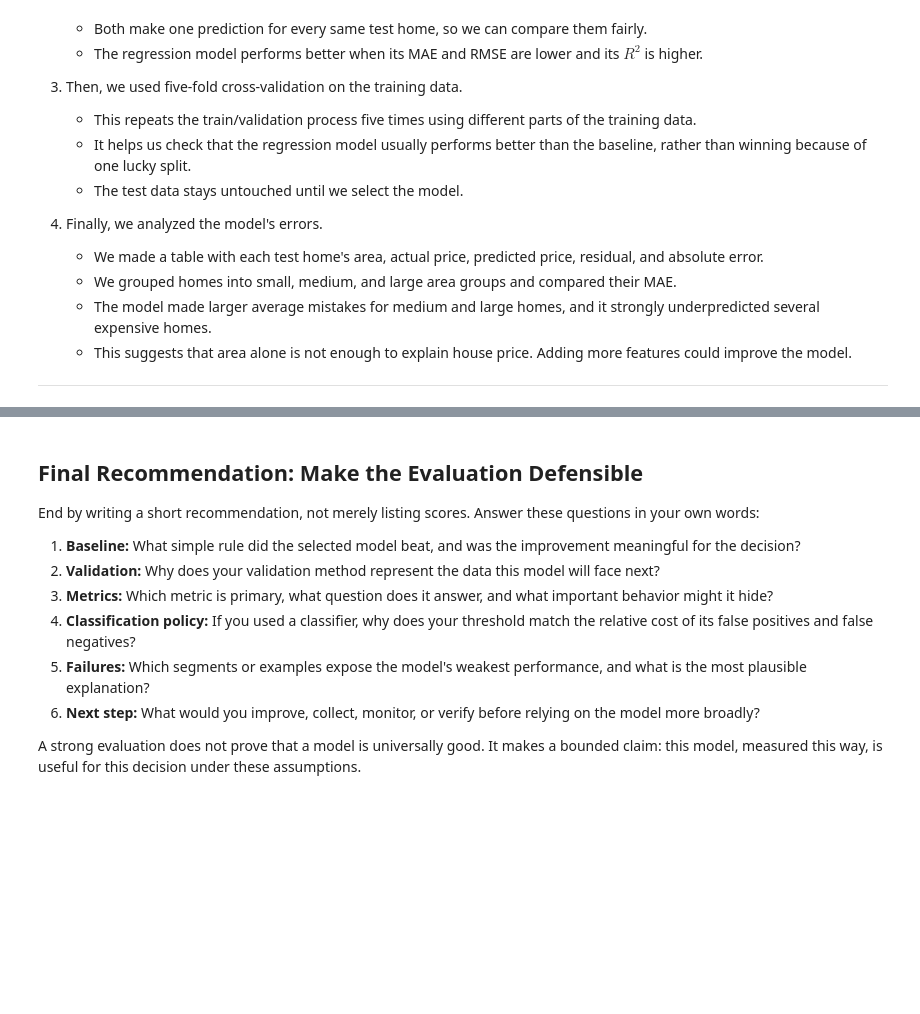
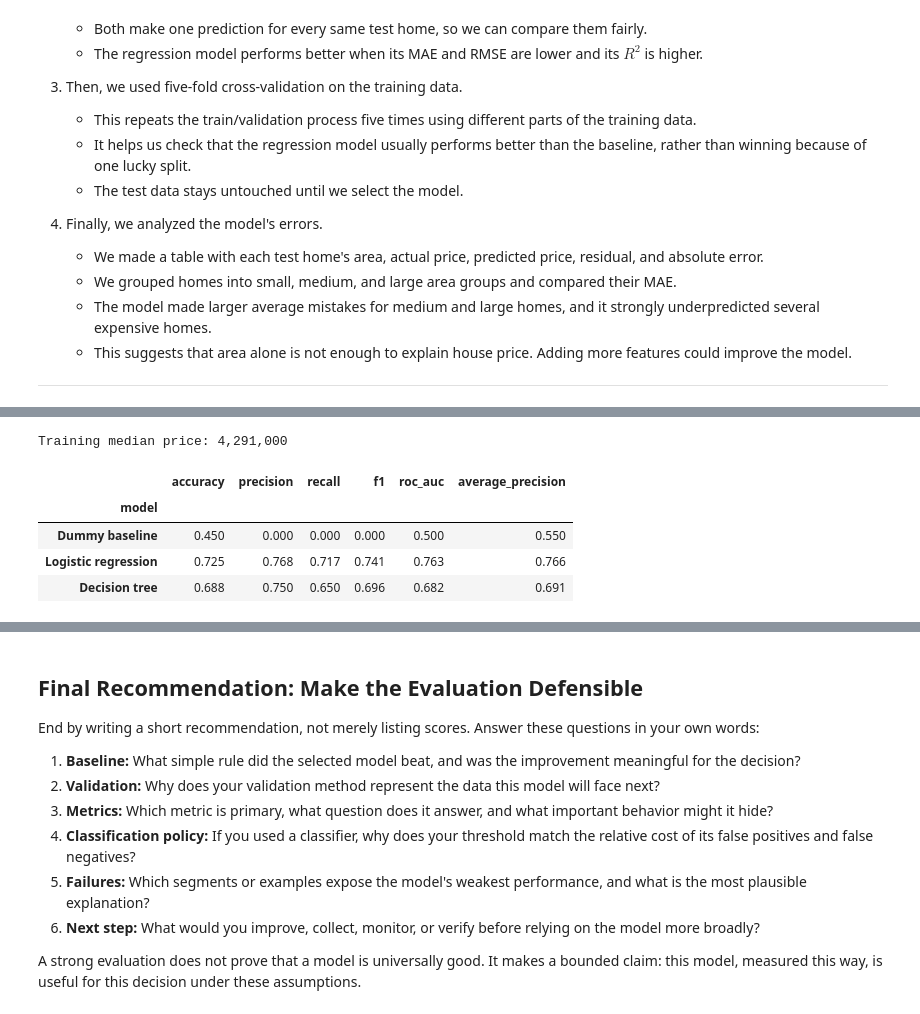
Before and after one commit to claudiafarkas/crashcourses, a Jupyter notebook: foundations_and_models/model_evaluation_error_analysis.ipynb, the cells around one changed output, grey strips where cells are left out. Cells and saved outputs as stored; diff of their text form; code cells hidden in the pictures; blank space fills up the shorter version.

```diff
--- a/foundations_and_models/model_evaluation_error_analysis.ipynb
+++ b/foundations_and_models/model_evaluation_error_analysis.ipynb
@@ -413,2 +432,63 @@ Begin with a `DummyClassifier`, then compare logistic regression and a tree-base
 # %%
-# TODO: Create the above-median target, train a dummy baseline and classifiers, then compare classification metrics.
+# 1. Split homes first. Use area to predict whether price is above the training median.
+import pandas as pd
+from sklearn.dummy import DummyClassifier
+from sklearn.linear_model import LogisticRegression
+from sklearn.metrics import (
+    accuracy_score,
+    average_precision_score,
+    f1_score,
+    precision_score,
+    recall_score,
+    roc_auc_score,
+)
+from sklearn.model_selection import train_test_split
+from sklearn.tree import DecisionTreeClassifier
+
+X = df[["area"]]
+prices = df["price"]
+
+X_train, X_test, prices_train, prices_test = train_test_split(
+    X, prices, test_size=0.2, random_state=42
+)
+
+# 2. The median from training prices creates the two classification labels.
+# Instead of storing a column named above_median_price inside df, it assigns those 0 (price is below the median) and 1(price is above the median) labels directly to y_train and y_test
+median_price = prices_train.median()
+y_train = (prices_train > median_price).astype(int)
+y_test = (prices_test > median_price).astype(int)
+
+# 3. Fit a simple baseline and two models using the same training homes.
+models = {
+    "Dummy baseline": DummyClassifier(strategy="most_frequent"), # this will serve as our simple baseline model, predicting the most frequent class for all instances. why? Because it provides a reference point to evaluate the performance of more complex models.
+    "Logistic regression": LogisticRegression(max_iter=1000), # this will serve as our more sophisticated model, capable of learning a linear decision boundary based on the input features. why? Because it allows us to compare the performance of a simple baseline with a more complex model.
+    "Decision tree": DecisionTreeClassifier(random_state=42), # this model can capture non-linear relationships and interactions between features. why? Because it allows us to see if a more flexible model can outperform both the simple baseline and the linear model.
+}
+
+# 4. Give each model one prediction and one probability for every test home.
+results = []
+for name, model in models.items():
+    model.fit(X_train, y_train)
+    y_pred = model.predict(X_test)
+    y_prob = model.predict_proba(X_test)[:, 1]
+
+    results.append({
+        "model": name,
+        "accuracy": accuracy_score(y_test, y_pred),
+        "precision": precision_score(y_test, y_pred, zero_division=0),
+        "recall": recall_score(y_test, y_pred, zero_division=0),
+        "f1": f1_score(y_test, y_pred, zero_division=0),
+        "roc_auc": roc_auc_score(y_test, y_prob),
+        "average_precision": average_precision_score(y_test, y_prob),
+    })
+
+results_df = pd.DataFrame(results).set_index("model")
+print(f"Training median price: {median_price:,.0f}")
+results_df.round(3)
+# %% [output]
+Training median price: 4,291,000
+|  | accuracy | precision | recall | f1 | roc_auc | average_precision |
+| model |  |  |  |  |  |  |
+| Dummy baseline | 0.450 | 0.000 | 0.000 | 0.000 | 0.500 | 0.550 |
+| Logistic regression | 0.725 | 0.768 | 0.717 | 0.741 | 0.763 | 0.766 |
+| Decision tree | 0.688 | 0.750 | 0.650 | 0.696 | 0.682 | 0.691 |
```
Also changed, not shown: parts of 8 cells of this notebook.
